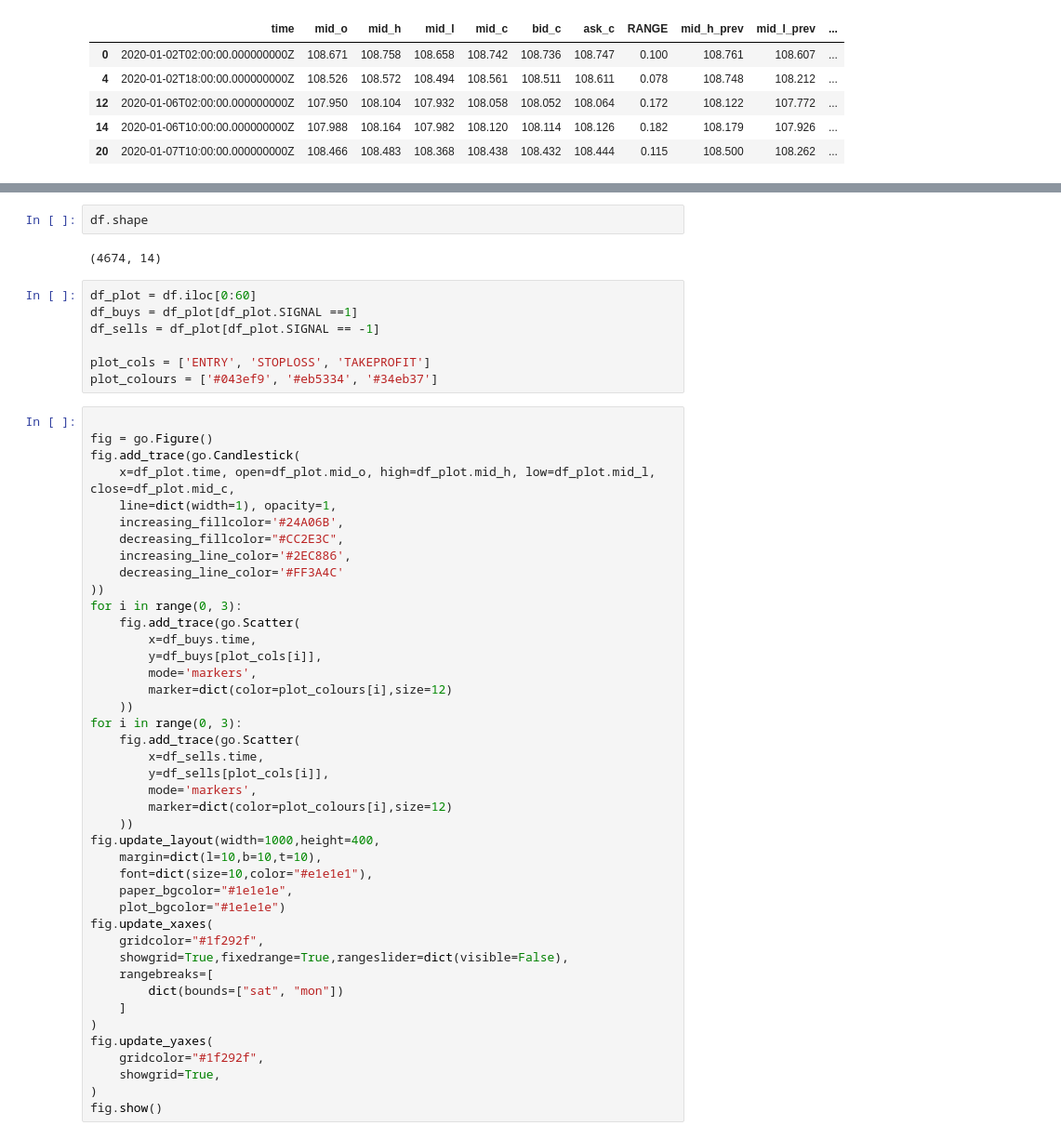
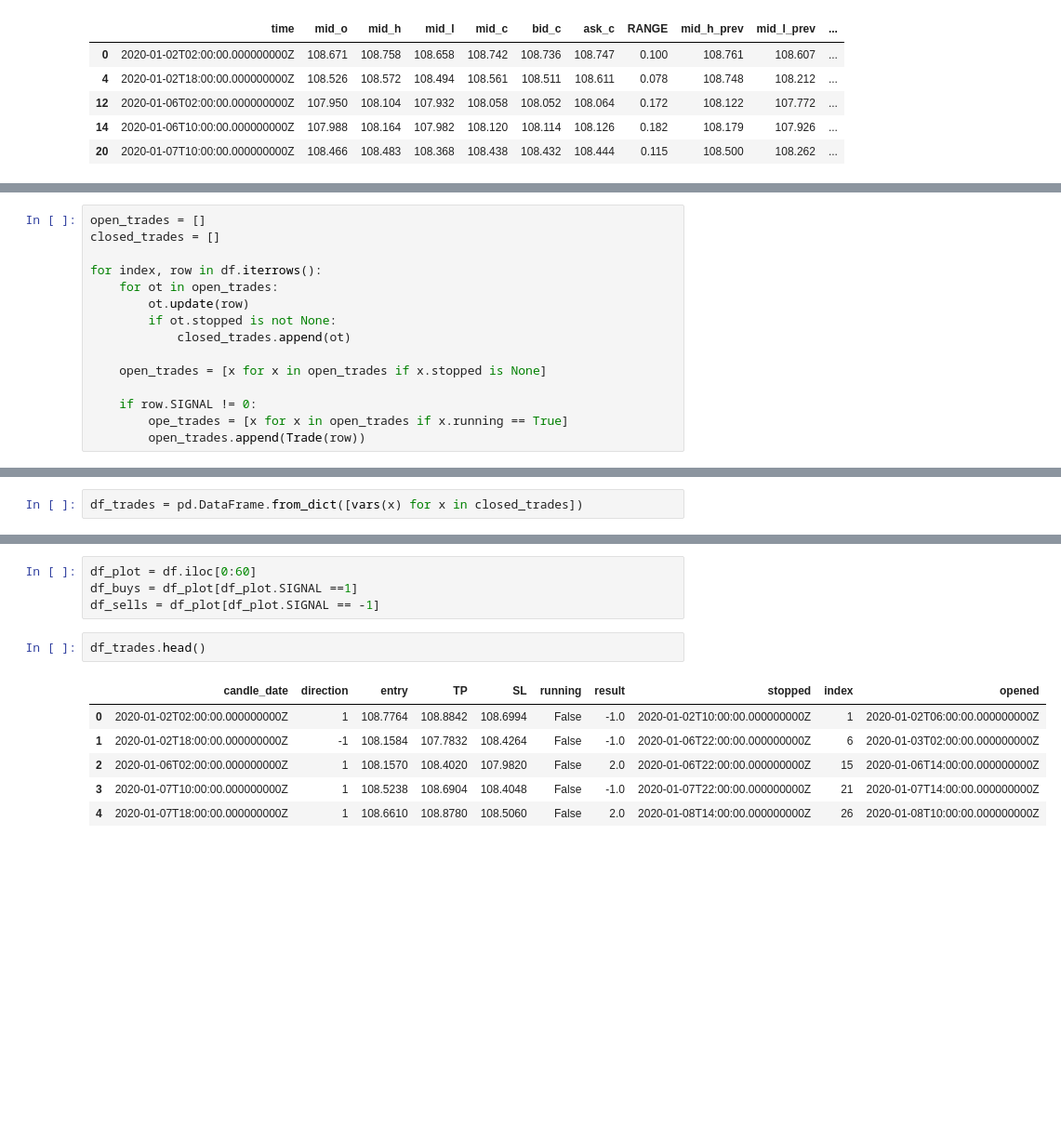
Before and after one commit to mathewqpmiller/Python-ForexTradingBot, a Jupyter notebook: inside_bar_explore.ipynb, the cells around one changed output, grey strips where cells are left out. Shown: that part at 93% size. Cells and saved outputs as stored; diff of their text form; blank space fills up the shorter version.

```diff
--- a/inside_bar_explore.ipynb
+++ b/inside_bar_explore.ipynb
@@ -106,0 +176,15 @@ df[df.SIGNAL!=0].head()
+# %%
+open_trades = []
+closed_trades = []
+
+for index, row in df.iterrows():
+    for ot in open_trades:
+        ot.update(row)
+        if ot.stopped is not None:
+            closed_trades.append(ot)
+
+    open_trades = [x for x in open_trades if x.stopped is None]
+
+    if row.SIGNAL != 0:
+        ope_trades = [x for x in open_trades if x.running == True]
+        open_trades.append(Trade(row))
@@ -107 +195,3 @@ df[df.SIGNAL!=0].head()
+# %%
+df_trades = pd.DataFrame.from_dict([vars(x) for x in closed_trades])
 # %%
@@ -111,53 +206,13 @@ df[df.SIGNAL!=0].shape
-# %%
-df.shape
-# %% [output]
-(4674, 14)
 # %%
 df_plot = df.iloc[0:60]
 df_buys = df_plot[df_plot.SIGNAL ==1]
 df_sells = df_plot[df_plot.SIGNAL == -1]
-
-plot_cols = ['ENTRY', 'STOPLOSS', 'TAKEPROFIT']
-plot_colours = ['#043ef9', '#eb5334', '#34eb37']
-# %%
-
-fig = go.Figure()
-fig.add_trace(go.Candlestick(
-    x=df_plot.time, open=df_plot.mid_o, high=df_plot.mid_h, low=df_plot.mid_l, close=df_plot.mid_c,
-    line=dict(width=1), opacity=1,
-    increasing_fillcolor='#24A06B',
-    decreasing_fillcolor="#CC2E3C",
-    increasing_line_color='#2EC886',
-    decreasing_line_color='#FF3A4C'
-))
-for i in range(0, 3):
-    fig.add_trace(go.Scatter(
-        x=df_buys.time,
-        y=df_buys[plot_cols[i]],
-        mode='markers',
-        marker=dict(color=plot_colours[i],size=12)
-    ))
-for i in range(0, 3):
-    fig.add_trace(go.Scatter(
-        x=df_sells.time,
-        y=df_sells[plot_cols[i]],
-        mode='markers',
-        marker=dict(color=plot_colours[i],size=12)
-    ))
-fig.update_layout(width=1000,height=400,
-    margin=dict(l=10,b=10,t=10),
-    font=dict(size=10,color="#e1e1e1"),
-    paper_bgcolor="#1e1e1e",
-    plot_bgcolor="#1e1e1e")
-fig.update_xaxes(
-    gridcolor="#1f292f",
-    showgrid=True,fixedrange=True,rangeslider=dict(visible=False),
-    rangebreaks=[
-        dict(bounds=["sat", "mon"])
-    ]
-)
-fig.update_yaxes(
-    gridcolor="#1f292f",
-    showgrid=True,
-)
-fig.show()
+# %%
+df_trades.head()
+# %% [output]
+|  | candle_date | direction | entry | TP | SL | running | result | stopped | index | opened |
+| 0 | 2020-01-02T02:00:00.000000000Z | 1 | 108.7764 | 108.8842 | 108.6994 | False | -1.0 | 2020-01-02T10:00:00.000000000Z | 1 | 2020-01-02T06:00:00.000000000Z |
+| 1 | 2020-01-02T18:00:00.000000000Z | -1 | 108.1584 | 107.7832 | 108.4264 | False | -1.0 | 2020-01-06T22:00:00.000000000Z | 6 | 2020-01-03T02:00:00.000000000Z |
+| 2 | 2020-01-06T02:00:00.000000000Z | 1 | 108.1570 | 108.4020 | 107.9820 | False | 2.0 | 2020-01-06T22:00:00.000000000Z | 15 | 2020-01-06T14:00:00.000000000Z |
+| 3 | 2020-01-07T10:00:00.000000000Z | 1 | 108.5238 | 108.6904 | 108.4048 | False | -1.0 | 2020-01-07T22:00:00.000000000Z | 21 | 2020-01-07T14:00:00.000000000Z |
+| 4 | 2020-01-07T18:00:00.000000000Z | 1 | 108.6610 | 108.8780 | 108.5060 | False | 2.0 | 2020-01-08T14:00:00.000000000Z | 26 | 2020-01-08T10:00:00.000000000Z |
```
Also changed, not shown: parts of 6 cells of this notebook.
